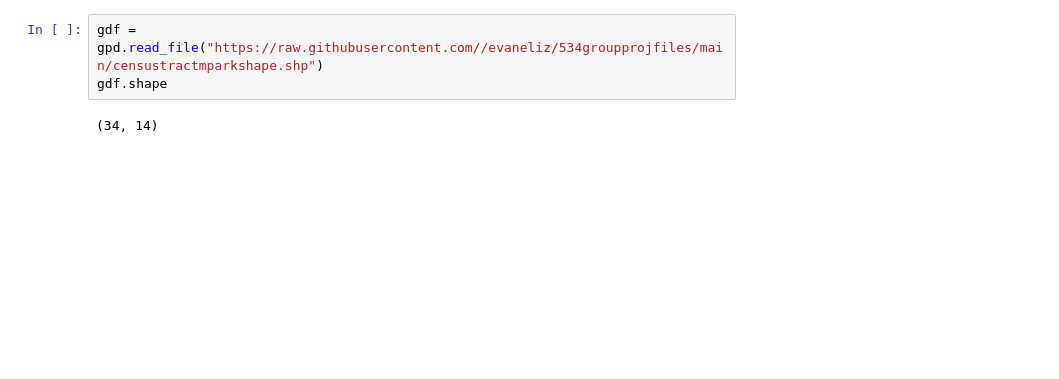
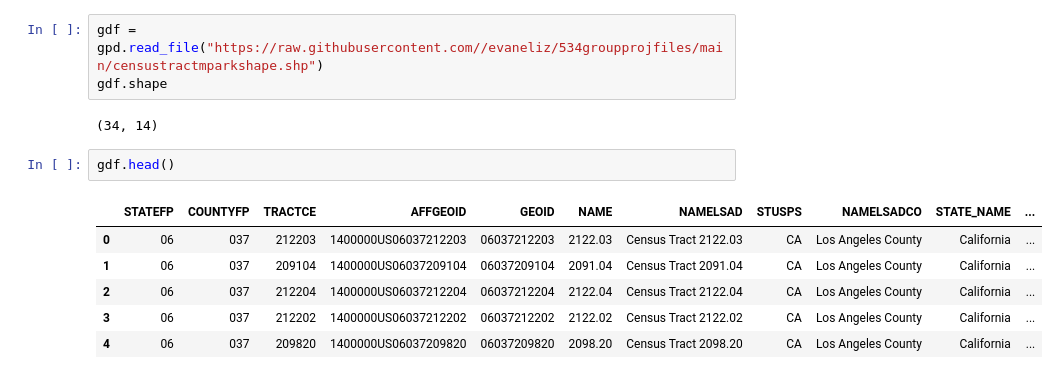
Before and after one commit to evaneliz/534groupprojfiles, a Jupyter notebook: group_project_4.ipynb, the cells around one changed output. Drawn from its saved outputs; the diff is of its cells as text; blank space fills up the shorter version.

```diff
--- a/group_project_4.ipynb
+++ b/group_project_4.ipynb
@@ -56,3 +47,12 @@ gdf = gpd.read_file("https://raw.githubusercontent.com//evaneliz/534groupprojfil
 gdf.shape
 # %% [output]
 (34, 14)
+# %%
+gdf.head()
+# %% [output]
+|  | STATEFP | COUNTYFP | TRACTCE | AFFGEOID | GEOID | NAME | NAMELSAD | STUSPS | NAMELSADCO | STATE_NAME | ... |
+| 0 | 06 | 037 | 212203 | 1400000US06037212203 | 06037212203 | 2122.03 | Census Tract 2122.03 | CA | Los Angeles County | California | ... |
+| 1 | 06 | 037 | 209104 | 1400000US06037209104 | 06037209104 | 2091.04 | Census Tract 2091.04 | CA | Los Angeles County | California | ... |
+| 2 | 06 | 037 | 212204 | 1400000US06037212204 | 06037212204 | 2122.04 | Census Tract 2122.04 | CA | Los Angeles County | California | ... |
+| 3 | 06 | 037 | 212202 | 1400000US06037212202 | 06037212202 | 2122.02 | Census Tract 2122.02 | CA | Los Angeles County | California | ... |
+| 4 | 06 | 037 | 209820 | 1400000US06037209820 | 06037209820 | 2098.20 | Census Tract 2098.20 | CA | Los Angeles County | California | ... |
```
Also changed, not shown: parts of 4 cells of this notebook.
